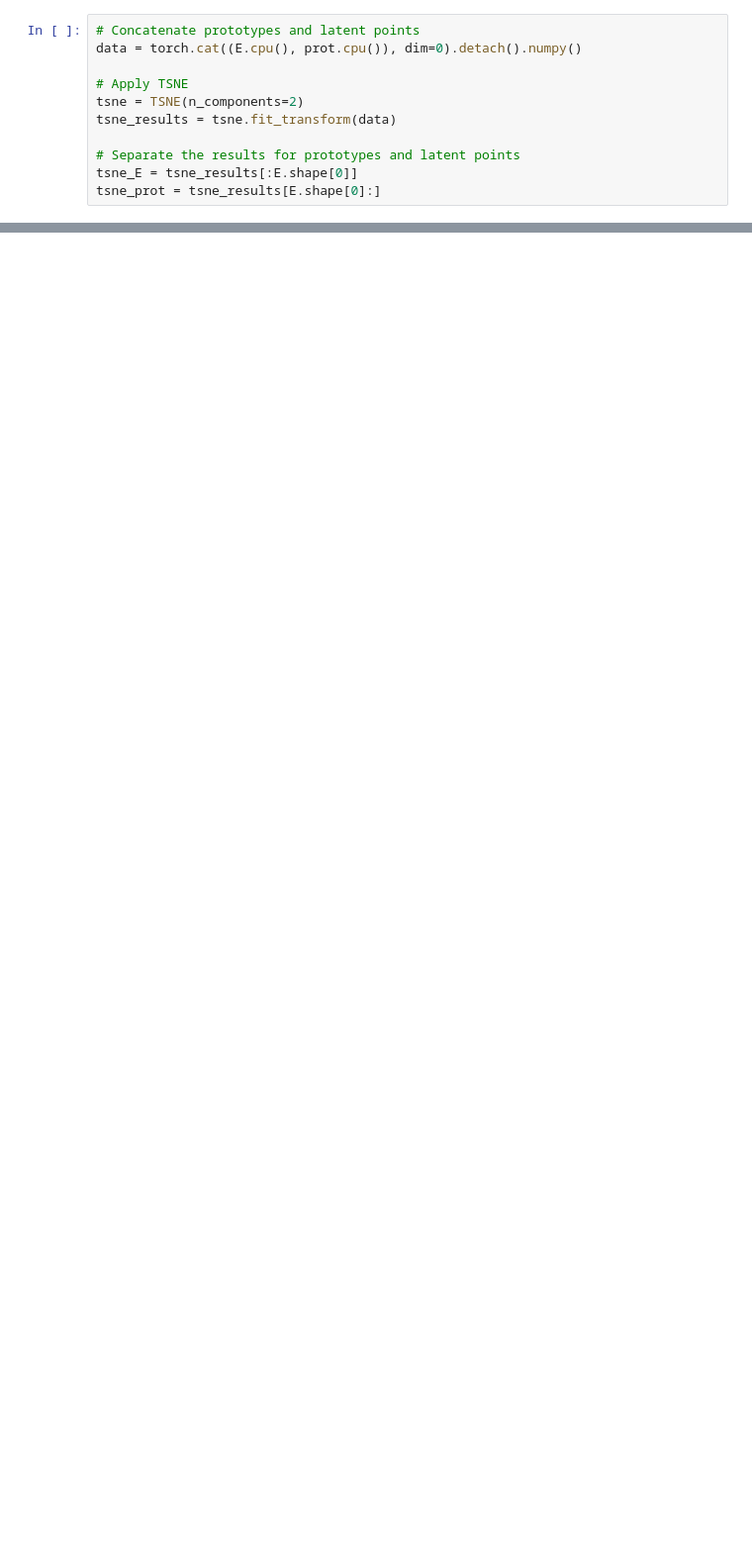
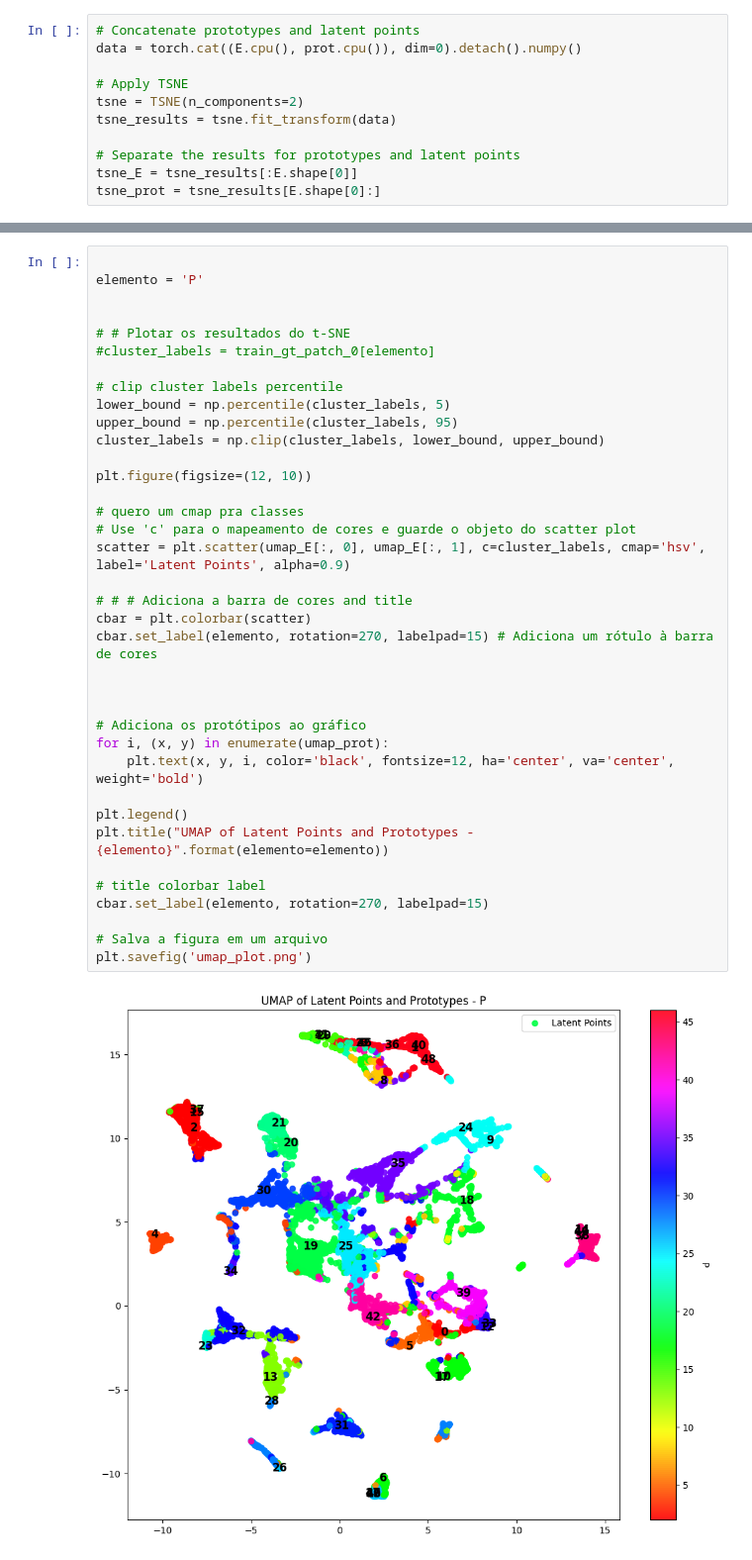
Before and after one commit to joao-alcindo/hsi-msn, a Jupyter notebook: plot_groups.ipynb, the cells around one changed output, grey strips where cells are left out. Shown at 99% size. Drawn from its saved outputs; the diff is of its cells as text; blank space fills up the shorter version.

```diff
--- a/plot_groups.ipynb
+++ b/plot_groups.ipynb
@@ -240,0 +274,39 @@ plt.savefig('tsne_plot.png')
+# %%
+
+elemento = 'P'
+
+
+# # Plotar os resultados do t-SNE
+#cluster_labels = train_gt_patch_0[elemento]
+
+# clip cluster labels percentile
+lower_bound = np.percentile(cluster_labels, 5)
+upper_bound = np.percentile(cluster_labels, 95)
+cluster_labels = np.clip(cluster_labels, lower_bound, upper_bound)
+
+plt.figure(figsize=(12, 10))
+
+# quero um cmap pra classes
+# Use 'c' para o mapeamento de cores e guarde o objeto do scatter plot
+scatter = plt.scatter(umap_E[:, 0], umap_E[:, 1], c=cluster_labels, cmap='hsv', label='Latent Points', alpha=0.9)
+
+# # # Adiciona a barra de cores and title
+cbar = plt.colorbar(scatter)
+cbar.set_label(elemento, rotation=270, labelpad=15) # Adiciona um rótulo à barra de cores
+
+
+
+# Adiciona os protótipos ao gráfico
+for i, (x, y) in enumerate(umap_prot):
+    plt.text(x, y, i, color='black', fontsize=12, ha='center', va='center', weight='bold')
+
+plt.legend()
+plt.title("UMAP of Latent Points and Prototypes - {elemento}".format(elemento=elemento))
+
+# title colorbar label
+cbar.set_label(elemento, rotation=270, labelpad=15)
+
+# Salva a figura em um arquivo
+plt.savefig('umap_plot.png')
+# %% [output]
+[figure, added]
```
Also changed, not shown: parts of 19 cells of this notebook, 25 other files.
